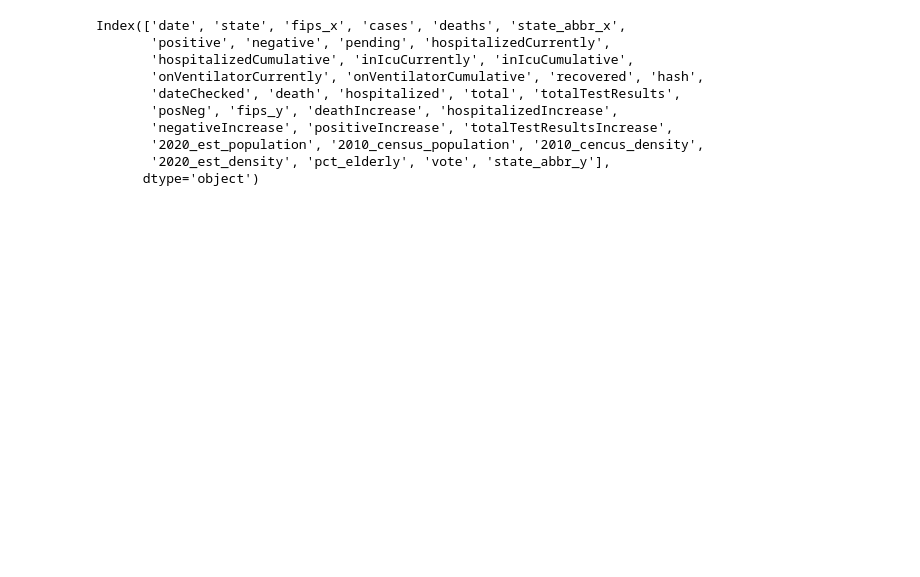
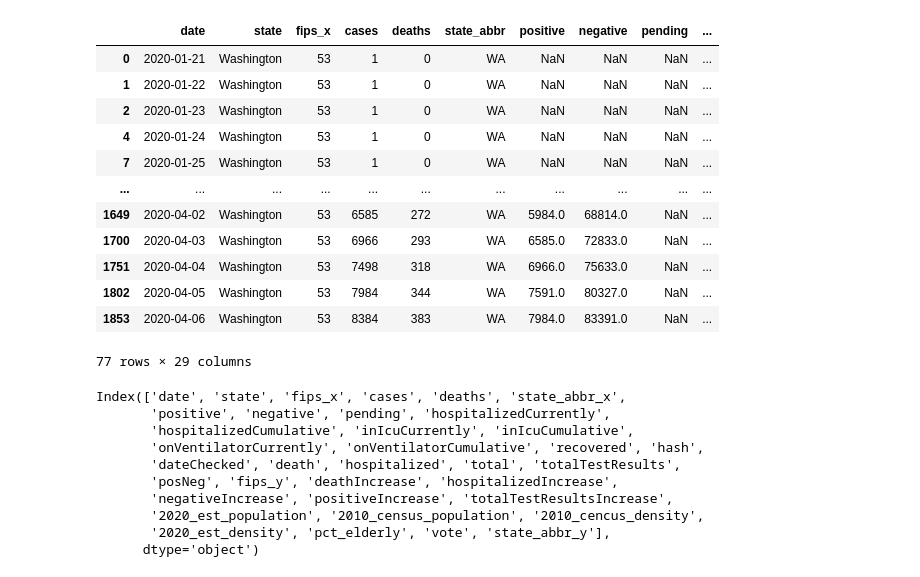
Before and after one commit to IreneSZ/visualizing_covid19, a Jupyter notebook: data_cleaning_and_visualization.ipynb, the cells around one changed output. Saved outputs shown, nothing was run; the diff lists cells and outputs as text; code cells hidden in the pictures; blank space fills up the shorter version.

```diff
--- a/data_cleaning_and_visualization.ipynb
+++ b/data_cleaning_and_visualization.ipynb
@@ -109,2 +120,18 @@ df_case_test
+# %%
+df_case_test[df_case_test['state'] == 'Washington']
+# %% [output]
+|  | date | state | fips_x | cases | deaths | state_abbr | positive | negative | pending | ... |
+| 0 | 2020-01-21 | Washington | 53 | 1 | 0 | WA | NaN | NaN | NaN | ... |
+| 1 | 2020-01-22 | Washington | 53 | 1 | 0 | WA | NaN | NaN | NaN | ... |
+| 2 | 2020-01-23 | Washington | 53 | 1 | 0 | WA | NaN | NaN | NaN | ... |
+| 4 | 2020-01-24 | Washington | 53 | 1 | 0 | WA | NaN | NaN | NaN | ... |
+| 7 | 2020-01-25 | Washington | 53 | 1 | 0 | WA | NaN | NaN | NaN | ... |
+| ... | ... | ... | ... | ... | ... | ... | ... | ... | ... | ... |
+| 1649 | 2020-04-02 | Washington | 53 | 6585 | 272 | WA | 5984.0 | 68814.0 | NaN | ... |
+| 1700 | 2020-04-03 | Washington | 53 | 6966 | 293 | WA | 6585.0 | 72833.0 | NaN | ... |
+| 1751 | 2020-04-04 | Washington | 53 | 7498 | 318 | WA | 6966.0 | 75633.0 | NaN | ... |
+| 1802 | 2020-04-05 | Washington | 53 | 7984 | 344 | WA | 7591.0 | 80327.0 | NaN | ... |
+| 1853 | 2020-04-06 | Washington | 53 | 8384 | 383 | WA | 7984.0 | 83391.0 | NaN | ... |
+77 rows × 29 columns
 # %%
 df = df_case_test.merge(df_social, on='state', how='left')
```
Also changed, not shown: parts of 13 cells of this notebook, 1 other file.
